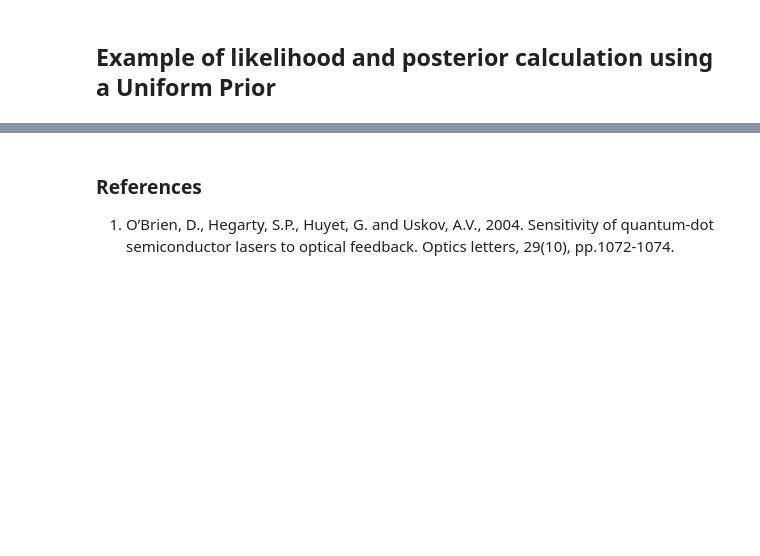
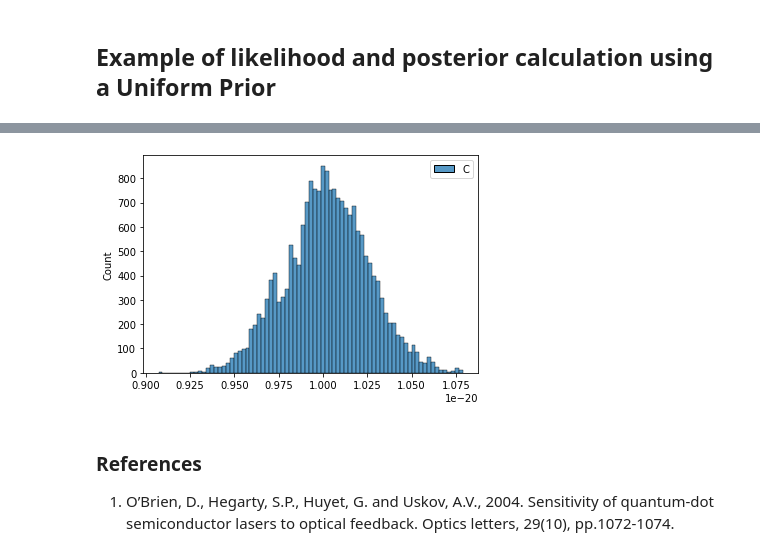
Before and after one commit to phys201/qd_laser_dynamics, a Jupyter notebook: tutorial.ipynb, the cells around one changed output, grey strips where cells are left out. Drawn from its saved outputs; the diff is of its cells as text; code cells hidden in the pictures; blank space fills up the shorter version.

```diff
--- a/tutorial.ipynb
+++ b/tutorial.ipynb
@@ -89,3 +137,7 @@ print(LogLikelihood(1e-20, x, y, sigma_y).logpost(10e-21, 10e-19))
+# %%
+joint_kde = sns.histplot(data=parameter_samples)
+# %% [output]
+[figure, added]
 # %% [markdown]
 ### References
 1. O’Brien, D., Hegarty, S.P., Huyet, G. and Uskov, A.V., 2004. Sensitivity of quantum-dot semiconductor lasers to optical feedback. Optics letters, 29(10), pp.1072-1074.
```
Also changed, not shown: parts of 8 cells of this notebook, 1 other file.
